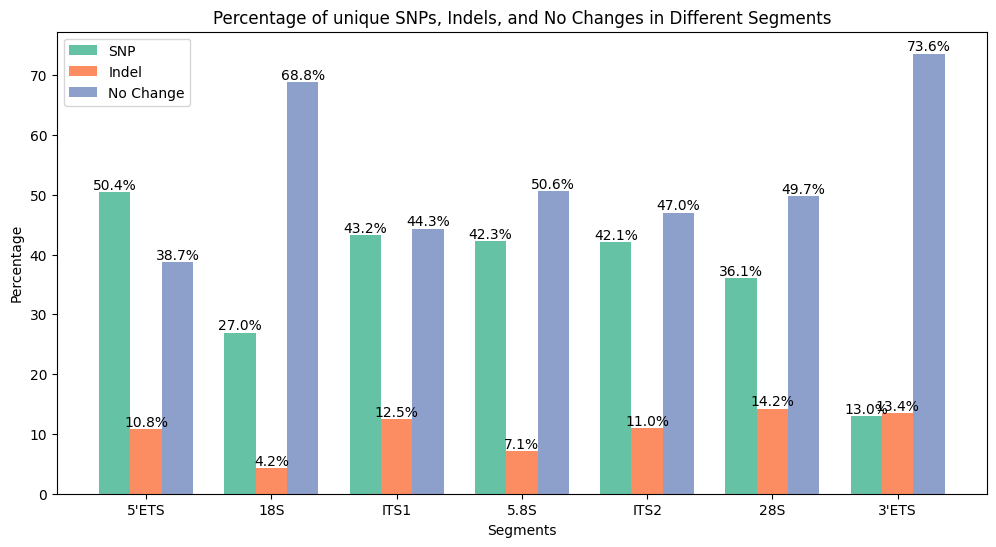
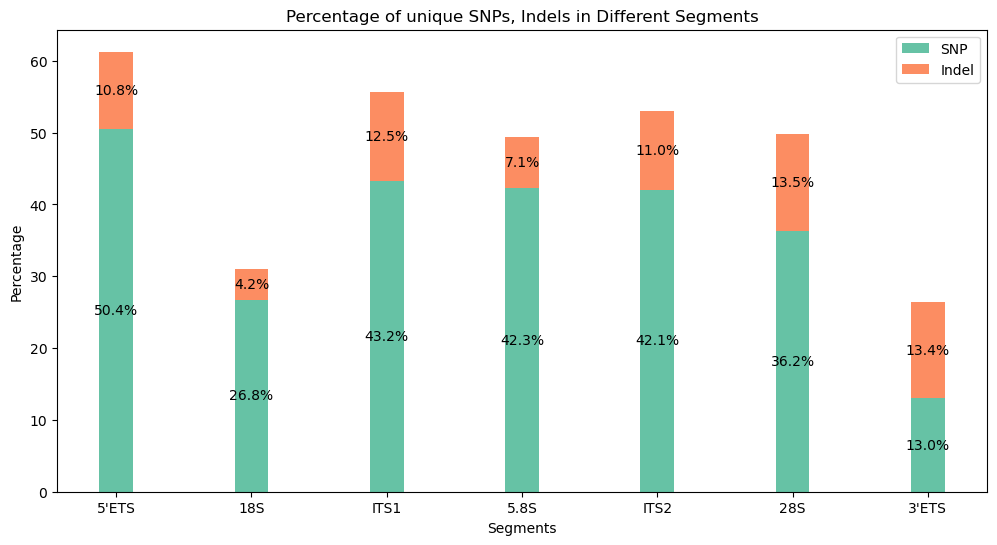
Code edit (unified diff) that turned the first committed figure into the second:
--- before
+++ after
@@ -3,4 +3,8 @@
 # Initialize dictionaries to store counts of unique SNPs, indels, and no changes
 position_data = {i: {'snp': set(), 'indel': set(), 'no_change': 0} for i in range(1, 13315)}
+
+hmplr_positions = set()
+for _, row in df3.iterrows():
+    hmplr_positions.update(range(row['Start'], row['End'] + 1))
 
 # Function to parse VCF files and classify SNPs and indels
@@ -15,4 +19,6 @@
         if pos in pg_positions:
             continue
+        if pos in hmplr_positions:
+            continue
         if pos > 13314:
             print(f"Position {pos} in file {file} is outside the expected range.")
@@ -25,5 +31,5 @@
     
     # Track positions with no changes
-    all_positions_set = set(range(1, 13315)) - pg_positions
+    all_positions_set = set(range(1, 13315)) - pg_positions - hmplr_positions
     vcf_positions_set = set(vcf_df['POS'].tolist())
     no_change_positions = all_positions_set - vcf_positions_set
@@ -42,4 +48,6 @@
     if pos in pg_positions:
         continue  # Skip pseudogene positions
+    if pos in hmplr_positions:
+        continue
     for start, end, label in all_positions:
         if start <= pos <= end:
@@ -82,23 +90,34 @@
 
 bars1 = plt.bar(x, snp_percentages, color=colors[0], width=bar_width, label='SNP')
-bars2 = plt.bar([p + bar_width for p in x], indel_percentages, color=colors[1], width=bar_width, label='Indel')
-bars3 = plt.bar([p + bar_width * 2 for p in x], no_change_percentages, color=colors[2], width=bar_width, label='No Change')
+bars2 = plt.bar(x, indel_percentages, bottom=snp_percentages, color=colors[1], width=bar_width, label='Indel')
+# bars2 = plt.bar([p + bar_width for p in x], indel_percentages, color=colors[1], width=bar_width, label='Indel')
+# bars3 = plt.bar([p + bar_width * 2 for p in x], no_change_percentages, color=colors[2], width=bar_width, label='No Change')
 
 plt.xlabel('Segments')
 plt.ylabel('Percentage')
-plt.title('Percentage of unique SNPs, Indels, and No Changes in Different Segments')
-plt.xticks([p + bar_width for p in x], segments)
+plt.title('Percentage of unique SNPs, Indels in Different Segments')
+# plt.xticks([p + bar_width for p in x], segments)
+plt.xticks([p for p in x], segments)
 
 plt.legend()
 
 # Adding percentage labels
-def add_labels(bars):
-    for bar in bars:
-        height = bar.get_height()
-        plt.text(bar.get_x() + bar.get_width() / 2.0, height, f'{height:.1f}%', ha='center', va='bottom')
+# def add_labels(bars):
+#     for bar in bars:
+#         height = bar.get_height()
+#         plt.text(bar.get_x() + bar.get_width() / 2.0, height, f'{height:.1f}%', ha='center', va='bottom')
 
-add_labels(bars1)
-add_labels(bars2)
-add_labels(bars3)
+# add_labels(bars1)
+# add_labels(bars2)
+# add_labels(bars3)
+
+def add_labels_stacked(bars1, bars2):
+    for bar1, bar2 in zip(bars1, bars2):
+        height1 = bar1.get_height()
+        height2 = bar2.get_height()
+        plt.text(bar1.get_x() + bar1.get_width() / 2.0, height1 / 2, f'{height1:.1f}%', ha='center', va='center')
+        plt.text(bar2.get_x() + bar2.get_width() / 2.0, height1 + height2 / 2, f'{height2:.1f}%', ha='center', va='center')
+
+add_labels_stacked(bars1, bars2)
 
 plt.show()

Commit: update all other plots to exclude homopolymers and pseudogenes